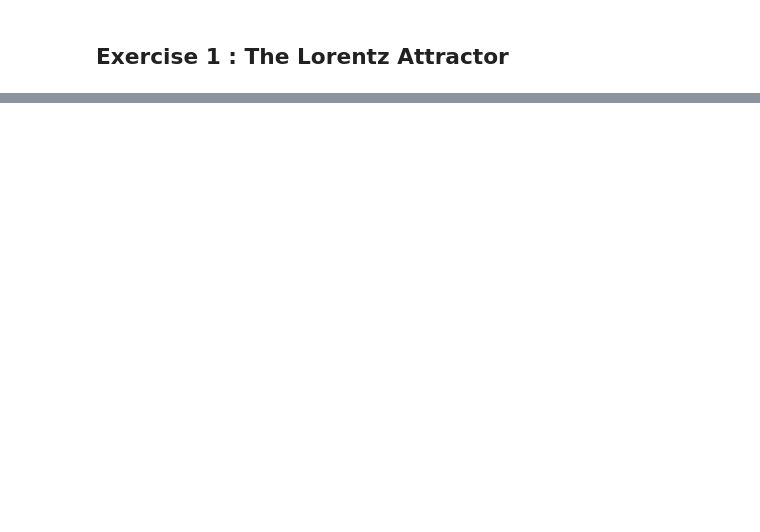
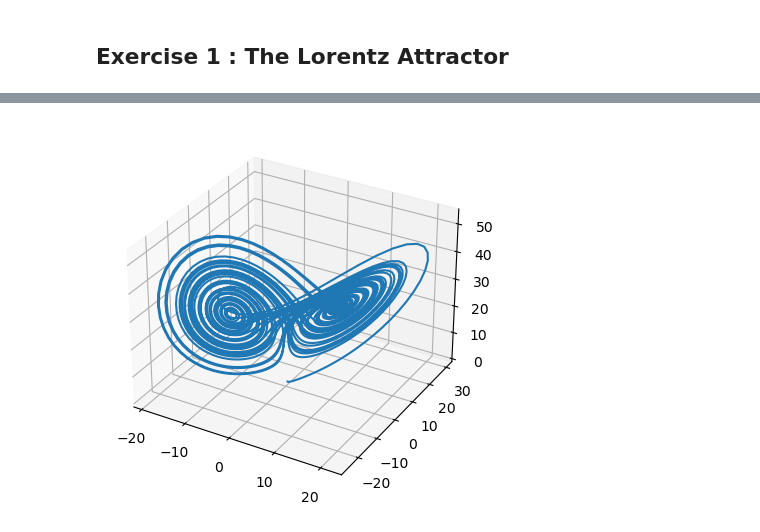
Before and after one commit to SPS-SP2273/learning-portfolio-BM14Pancake, a Jupyter notebook: numerical solutions/numerical_solutions_(good).ipynb, the cells around one changed output, grey strips where cells are left out. Saved outputs shown, nothing was run; the diff lists cells and outputs as text; code cells hidden in the pictures; blank space fills up the shorter version.

```diff
--- a/numerical solutions/numerical_solutions_(good).ipynb
+++ b/numerical solutions/numerical_solutions_(good).ipynb
@@ -167,0 +78,57 @@ ValueError: diff requires input that is at least one dimensional
+# %%
+import numpy as np
+from scipy.integrate import odeint
+import matplotlib.pyplot as plt
+
+#odeint solves for y in dy/dt
+
+# time points
+
+max_time = 50
+dt = 0.01
+#initial conditions
+x0, y0, z0 = 0, 1, 0
+time, x, y, z = 0, x0, y0, z0
+data = []
+
+def dx_dt(x, y):
+    sig = 10
+    return sig*(y-x)
+
+def dy_dt(x, y, z):
+    p = 28
+    return x*(p-z)-y
+
+def dz_dt(x, y, z):
+    b = 8/3
+    return x*y-b*z
+
+#while what condition?
+
+while True:
+    data.append([time, x, y, z])
+
+    x_new = x + dx_dt(x, y)*dt
+    y_new = y + dy_dt(x, y, z)*dt
+    z_new = z + dz_dt(x, y, z)*dt
+
+    x, y, z = x_new, y_new, z_new
+
+    time += dt
+
+    if time > max_time:
+        break
+
+data = np.array(data)
+data = {
+    'time': data[:,0],
+    'x': data[:, 1],
+    'y': data[:, 2],
+    'z': data[:, 3],
+}
+
+ax = plt.axes(projection='3d')
+ax.plot3D(data["x"], data["y"], data["z"])
+plt.show()
+# %% [output]
+[figure, added]
```
Also changed, not shown: parts of 2 cells of this notebook, 1 other file.
